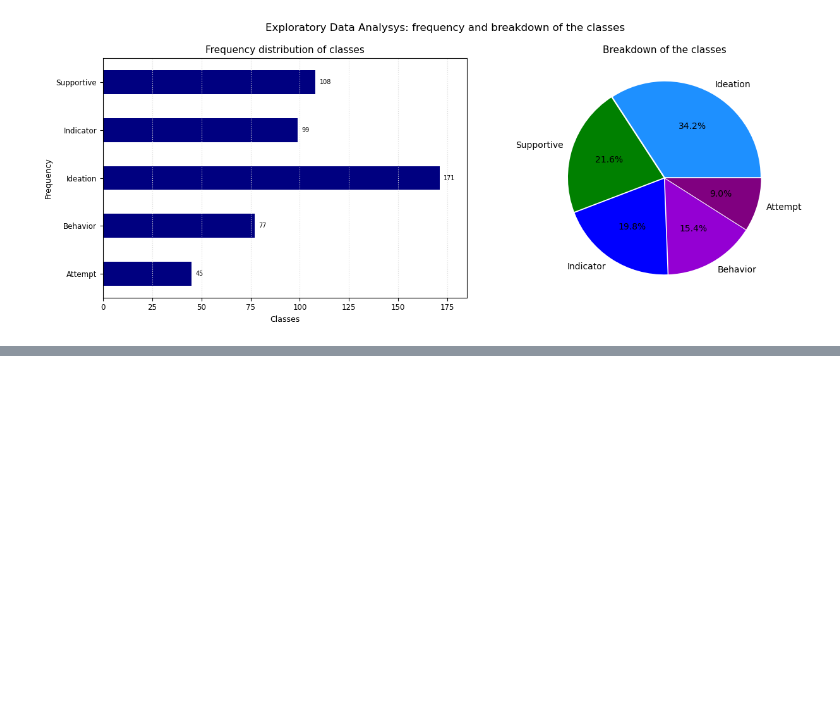
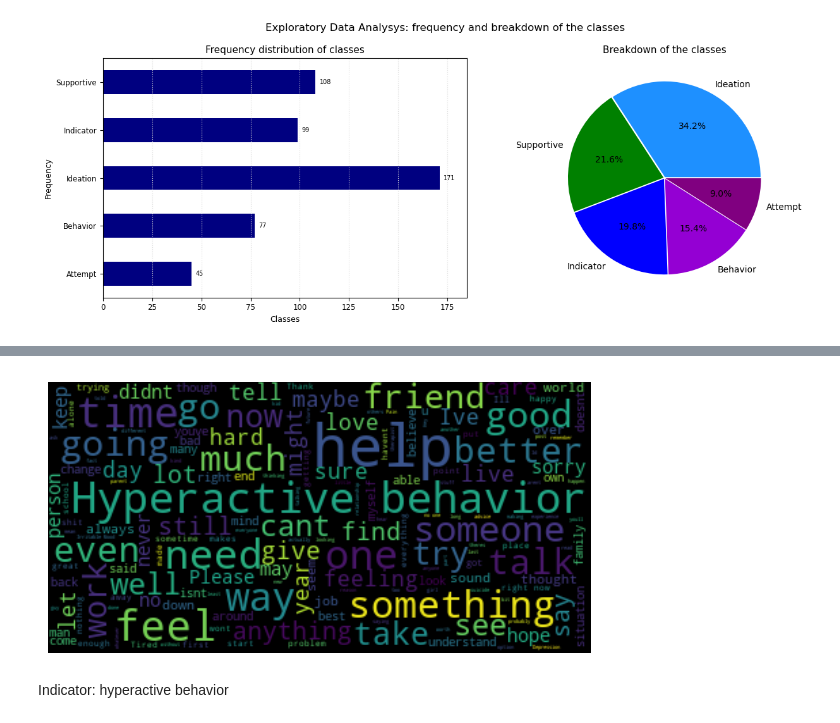
Before and after one commit to SebastianoDenegri/Targeted_Suicide_Intervention, a Jupyter notebook: Reddit_Users_Classification.ipynb, the cells around one changed output, grey strips where cells are left out. Drawn from its saved outputs; the diff is of its cells as text; code cells hidden in the pictures; blank space fills up the shorter version.

```diff
--- a/Reddit_Users_Classification.ipynb
+++ b/Reddit_Users_Classification.ipynb
@@ -344,0 +387,24 @@ plt.show()
+# %%
+ind_post = data[data['Label'] == 'Indicator']['Post']
+ind_txt = ' '.join(ind_post)
+# %%
+# create a stopwords object and add words to the stop words list
+ind_sw = STOPWORDS.copy()
+ind_sw.update(['you', 'can', 'Im', 'know', 'will', 'dont', 'me', 'people', 'life', 'youre', 'really', 'things', 'thats',
+               'yourself', 'make', 'want', 'think'])
+
+# create a wordcloud object:
+ind_wc = WordCloud(background_color = 'black', max_words = 2000, stopwords = ind_sw)
+
+# plot the word cloud
+ind_wc.generate(ind_txt)
+fig = plt.figure()
+fig.set_figwidth(7) # example; you can use figsize=(...,...) instead
+fig.set_figheight(10) # # example; you can use figsize=(...,...) instead
+plt.imshow(ind_wc, interpolation = 'bilinear')
+plt.axis('off') # Set the axis ticks as off
+plt.show()
+# %% [output]
+[figure, added]
+# %% [markdown]
+Indicator: hyperactive behavior
```
Also changed, not shown: parts of 17 cells of this notebook.
